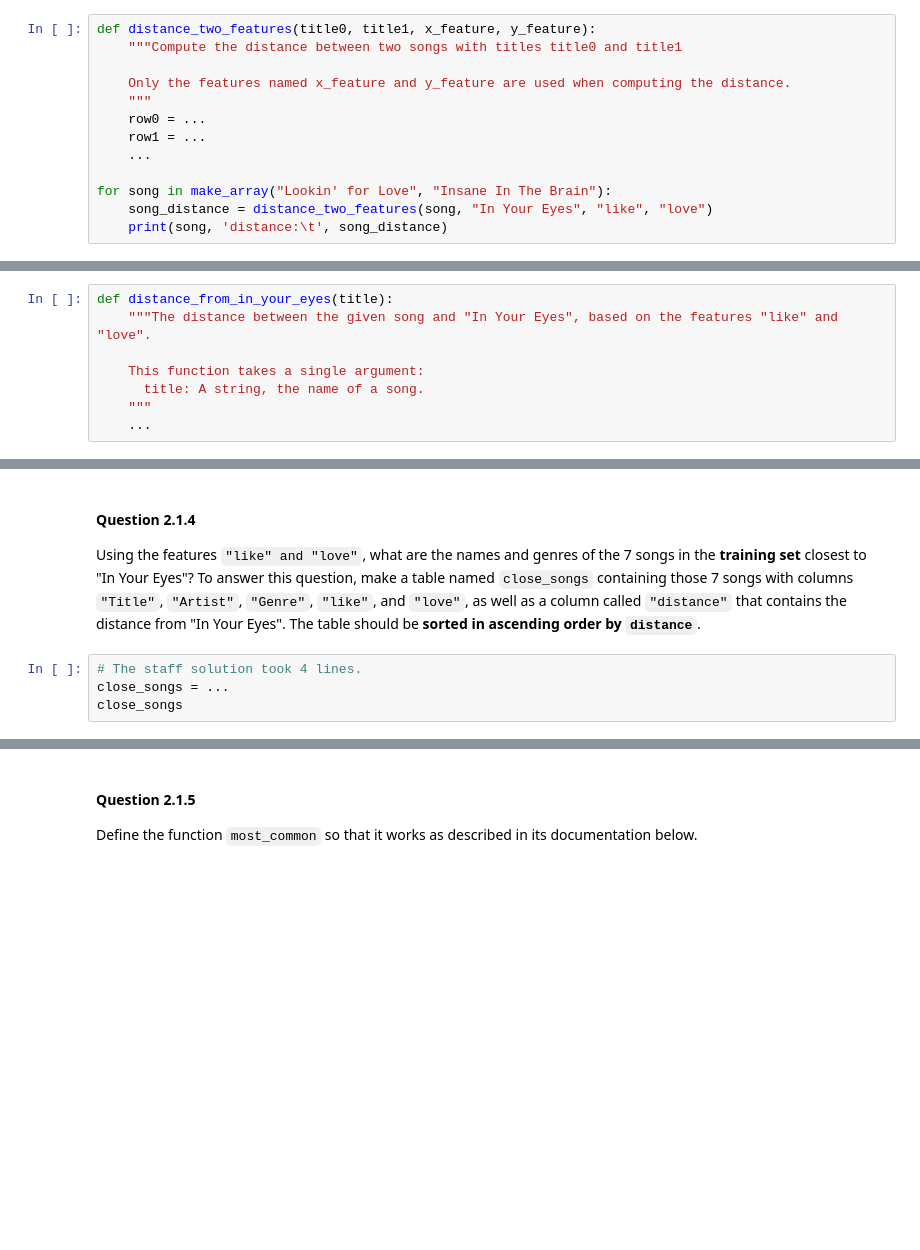
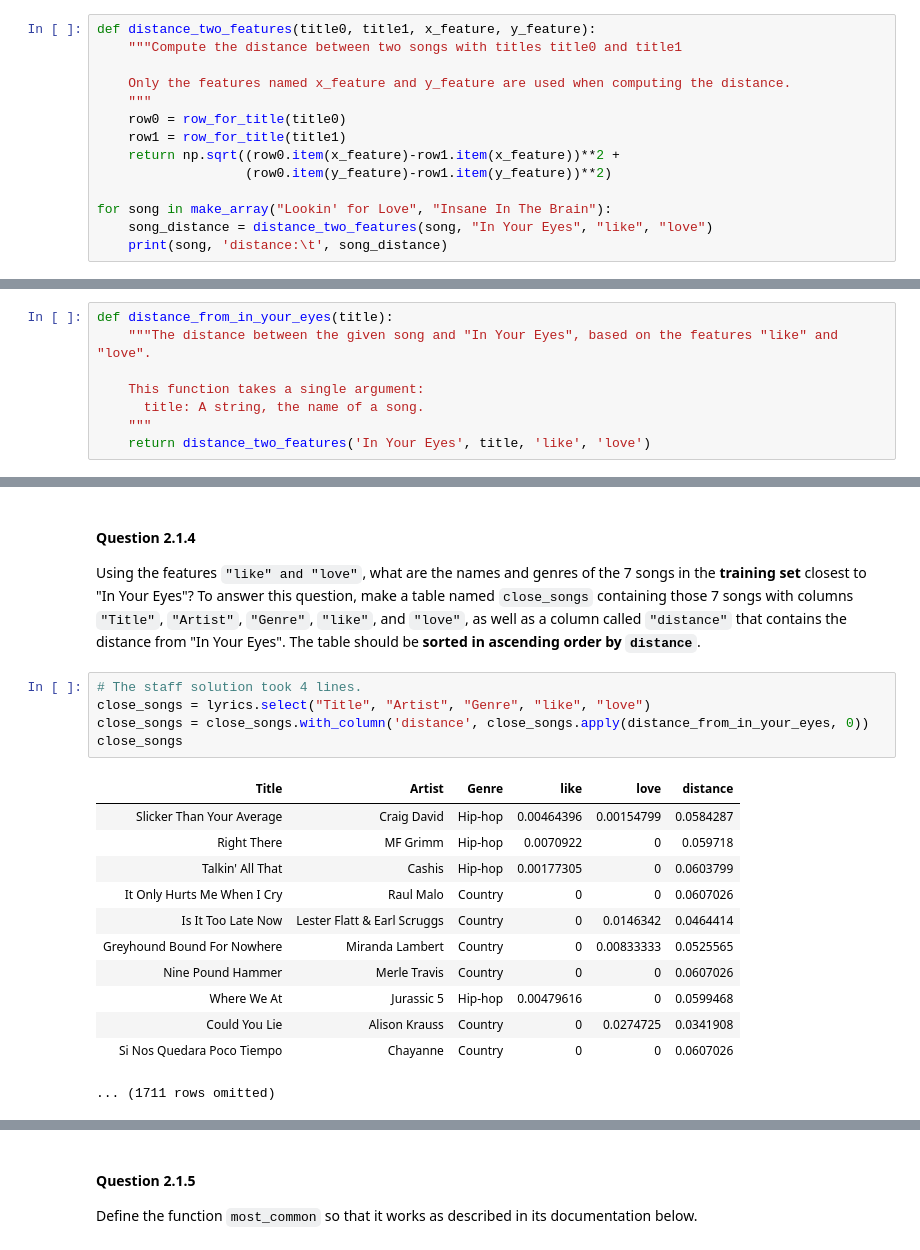
Before and after one commit to Weijun-H/data8, a Jupyter notebook: project/project3/project3.ipynb, the cells around one changed output, grey strips where cells are left out. Drawn from its saved outputs; the diff is of its cells as text; blank space fills up the shorter version.

```diff
--- a/project/project3/project3.ipynb
+++ b/project/project3/project3.ipynb
@@ -327,9 +336,10 @@ def distance_two_features(title0, title1, x_feature, y_feature):
 
     Only the features named x_feature and y_feature are used when computing the distance.
     """
-    row0 = ...
-    row1 = ...
-    ...
+    row0 = row_for_title(title0)
+    row1 = row_for_title(title1)
+    return np.sqrt((row0.item(x_feature)-row1.item(x_feature))**2 +
+                   (row0.item(y_feature)-row1.item(y_feature))**2)
 
 for song in make_array("Lookin' for Love", "Insane In The Brain"):
     song_distance = distance_two_features(song, "In Your Eyes", "like", "love")
@@ -346,6 +361,6 @@ def distance_from_in_your_eyes(title):
     This function takes a single argument:
       title: A string, the name of a song.
     """
-    ...
+    return distance_two_features('In Your Eyes', title, 'like', 'love')
 # %%
 _ = ok.grade("q2_1_3")
@@ -354,7 +371,21 @@ _ = ok.grade("q2_1_3")
 Using the features `"like" and "love"`, what are the names and genres of the 7 songs in the **training set** closest to "In Your Eyes"?  To answer this question, make a table named `close_songs` containing those 7 songs with columns `"Title"`, `"Artist"`, `"Genre"`, `"like"`, and `"love"`, as well as a column called `"distance"` that contains the distance from "In Your Eyes".  The table should be **sorted in ascending order by `distance`**.
 # %%
 # The staff solution took 4 lines.
-close_songs = ...
+close_songs = lyrics.select("Title", "Artist", "Genre", "like", "love")
+close_songs = close_songs.with_column('distance', close_songs.apply(distance_from_in_your_eyes, 0))
 close_songs
+# %% [output]
+| Title | Artist | Genre | like | love | distance |
+| Slicker Than Your Average | Craig David | Hip-hop | 0.00464396 | 0.00154799 | 0.0584287 |
+| Right There | MF Grimm | Hip-hop | 0.0070922 | 0 | 0.059718 |
+| Talkin' All That | Cashis | Hip-hop | 0.00177305 | 0 | 0.0603799 |
+| It Only Hurts Me When I Cry | Raul Malo | Country | 0 | 0 | 0.0607026 |
+| Is It Too Late Now | Lester Flatt & Earl Scruggs | Country | 0 | 0.0146342 | 0.0464414 |
+| Greyhound Bound For Nowhere | Miranda Lambert | Country | 0 | 0.00833333 | 0.0525565 |
+| Nine Pound Hammer | Merle Travis | Country | 0 | 0 | 0.0607026 |
+| Where We At | Jurassic 5 | Hip-hop | 0.00479616 | 0 | 0.0599468 |
+| Could You Lie | Alison Krauss | Country | 0 | 0.0274725 | 0.0341908 |
+| Si Nos Quedara Poco Tiempo | Chayanne | Country | 0 | 0 | 0.0607026 |
+... (1711 rows omitted)
 # %%
 _ = ok.grade("q2_1_4")
```
Also changed, not shown: parts of 24 cells of this notebook, 1 other file.
